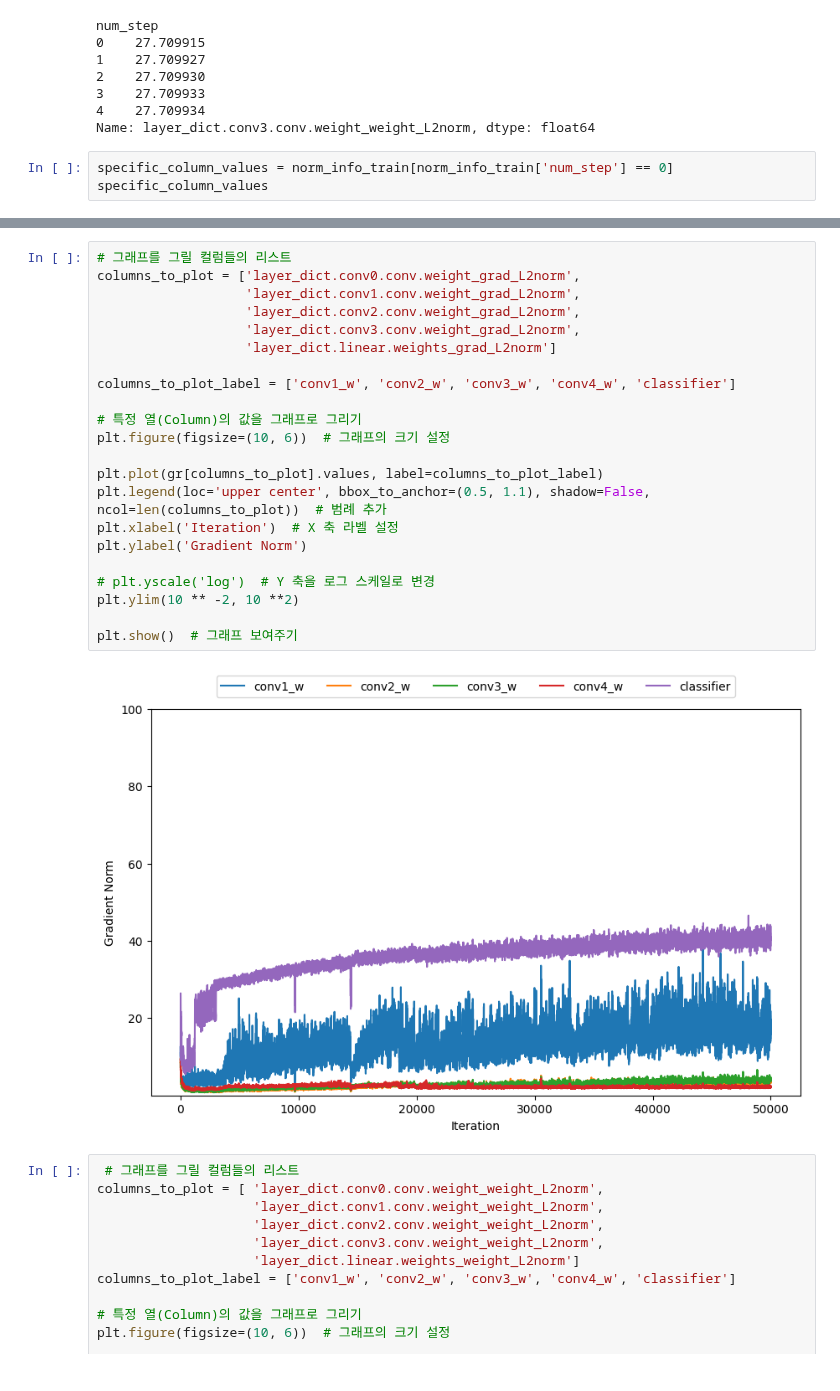
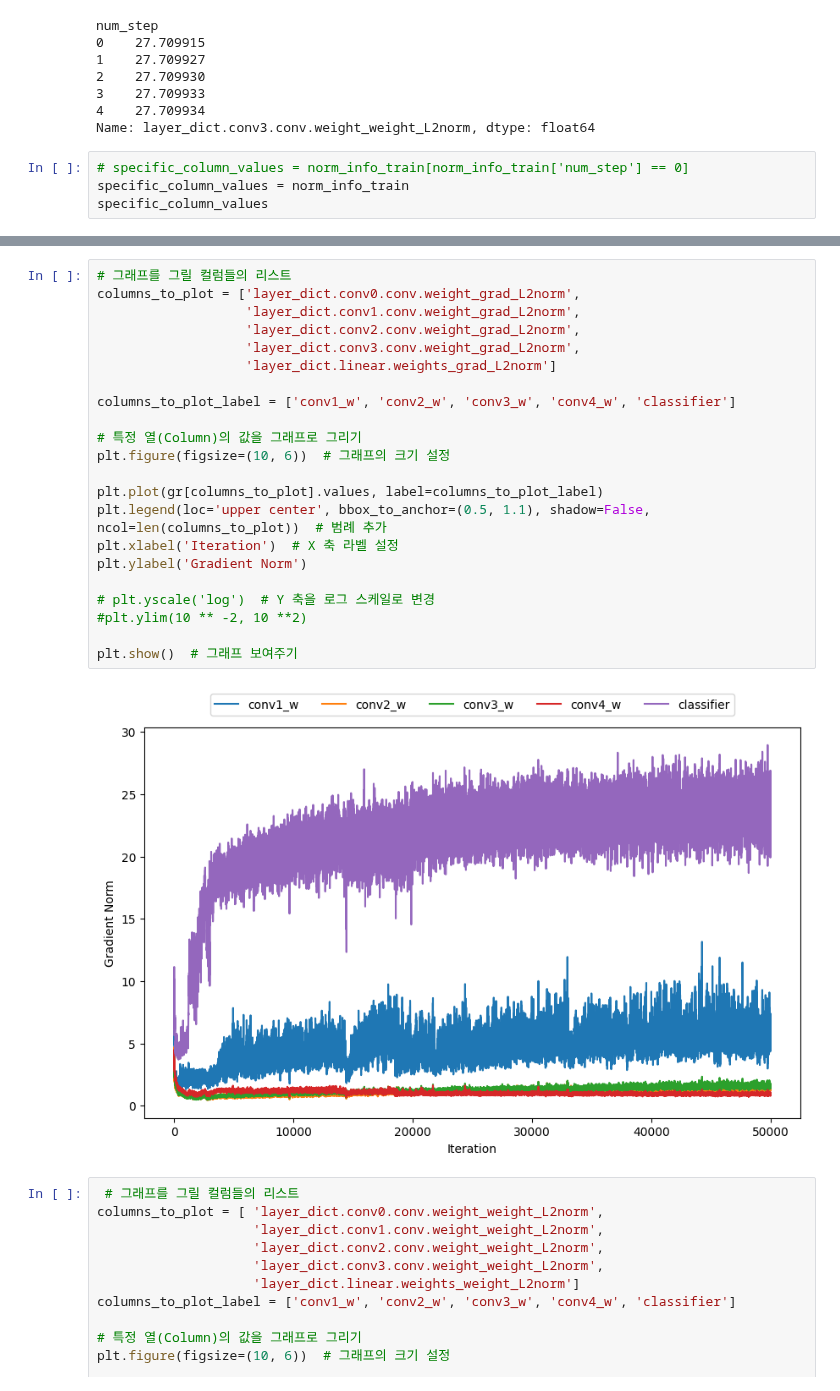
Before and after one commit to SKKUJMLim/MAML, a Jupyter notebook: Test_jupyternotebook/MAML_by_step_norm_analysis.ipynb, the cells around one changed output, grey strips where cells are left out. Saved outputs shown, nothing was run; the diff lists cells and outputs as text.

```diff
--- a/Test_jupyternotebook/MAML_by_step_norm_analysis.ipynb
+++ b/Test_jupyternotebook/MAML_by_step_norm_analysis.ipynb
@@ -60,7 +64,8 @@ num_step
 4    27.709934
 Name: layer_dict.conv3.conv.weight_weight_L2norm, dtype: float64
 # %%
-specific_column_values = norm_info_train[norm_info_train['num_step'] == 0]
+# specific_column_values = norm_info_train[norm_info_train['num_step'] == 0]
+specific_column_values = norm_info_train
 specific_column_values
 # %% [output]
 |  | current_iter | phase | num_step | layer_dict.conv0.conv.weight_grad... | layer_dict.conv0.conv.weight_grad... | layer_dict.conv0.conv.weight_grad... | ... |
@@ -81,27 +102,27 @@ gr = specific_column_values.groupby('current_iter').mean()
 # %%
 # 그래프를 그릴 컬럼들의 리스트
 columns_to_plot = ['layer_dict.conv0.conv.weight_grad_L2norm',
                    'layer_dict.conv1.conv.weight_grad_L2norm',
                    'layer_dict.conv2.conv.weight_grad_L2norm',
                    'layer_dict.conv3.conv.weight_grad_L2norm',
                    'layer_dict.linear.weights_grad_L2norm']
 
 columns_to_plot_label = ['conv1_w', 'conv2_w', 'conv3_w', 'conv4_w', 'classifier']
 
 # 특정 열(Column)의 값을 그래프로 그리기
 plt.figure(figsize=(10, 6))  # 그래프의 크기 설정
 
 plt.plot(gr[columns_to_plot].values, label=columns_to_plot_label)
 plt.legend(loc='upper center', bbox_to_anchor=(0.5, 1.1), shadow=False, ncol=len(columns_to_plot))  # 범례 추가
 plt.xlabel('Iteration')  # X 축 라벨 설정
 plt.ylabel('Gradient Norm')
 
 # plt.yscale('log')  # Y 축을 로그 스케일로 변경
-plt.ylim(10 ** -2, 10 **2)
+#plt.ylim(10 ** -2, 10 **2)
 
 plt.show()  # 그래프 보여주기
 # %% [output]
-[figure, old version]
+[figure, new version]
 # %%
  # 그래프를 그릴 컬럼들의 리스트
 columns_to_plot = [ 'layer_dict.conv0.conv.weight_weight_L2norm',
```
Also changed, not shown: parts of 7 cells of this notebook, 3 other files.
